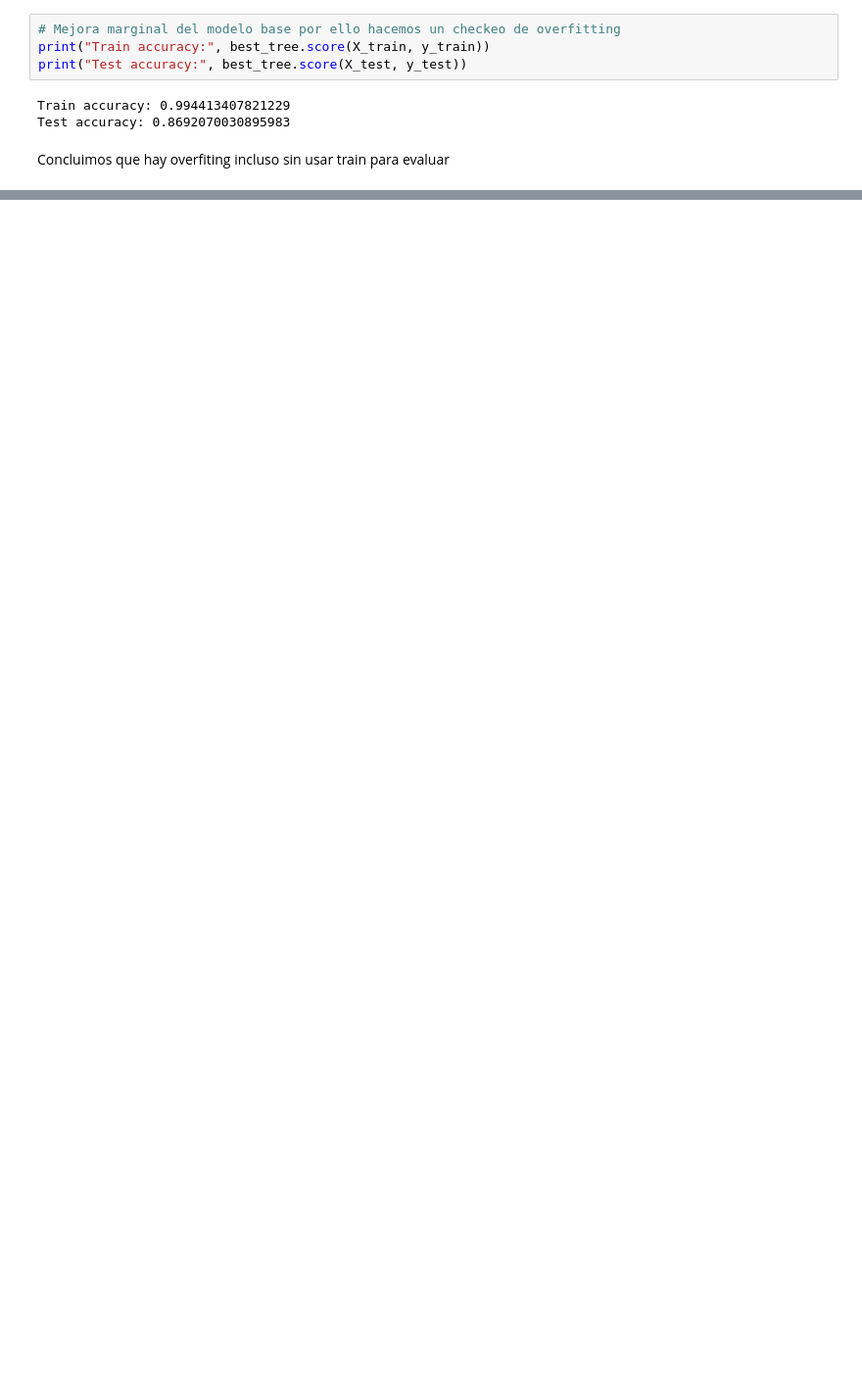
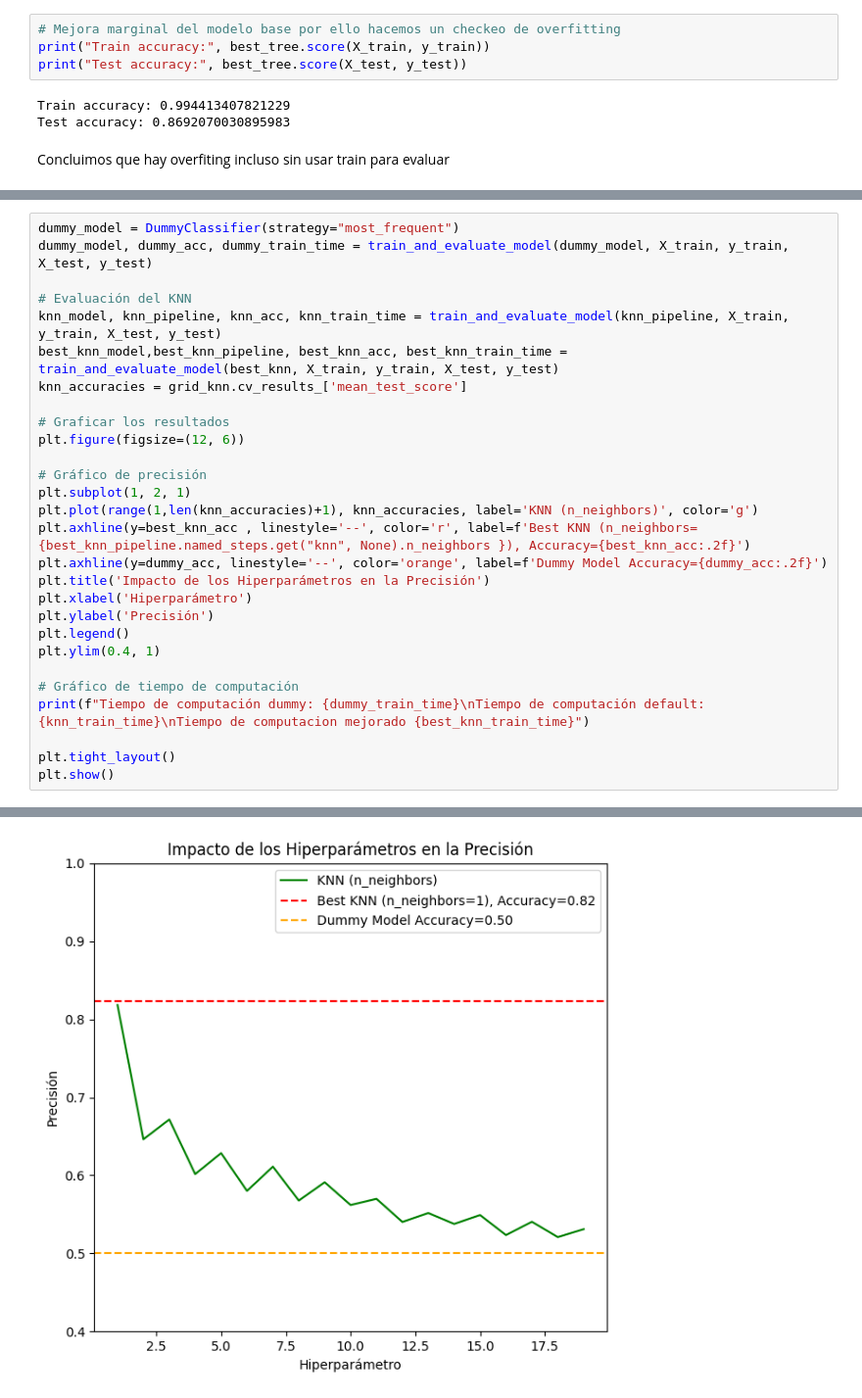
Before and after one commit to 100451061/proyecto_aprendizaje_automatico, a Jupyter notebook: notebooks/modelo.ipynb, the cells around one changed output, grey strips where cells are left out. Shown: that part at 98% size. Saved outputs shown, nothing was run; the diff lists cells and outputs as text; blank space fills up the shorter version.

```diff
--- a/notebooks/modelo.ipynb
+++ b/notebooks/modelo.ipynb
@@ -246,0 +300,29 @@ Concluimos que hay overfiting incluso sin usar train para evaluar
+# %%
+dummy_model = DummyClassifier(strategy="most_frequent")
+dummy_model, dummy_acc, dummy_train_time = train_and_evaluate_model(dummy_model, X_train, y_train, X_test, y_test)
+
+# Evaluación del KNN
+knn_model, knn_pipeline, knn_acc, knn_train_time = train_and_evaluate_model(knn_pipeline, X_train, y_train, X_test, y_test)
+best_knn_model,best_knn_pipeline, best_knn_acc, best_knn_train_time = train_and_evaluate_model(best_knn, X_train, y_train, X_test, y_test)
+knn_accuracies = grid_knn.cv_results_['mean_test_score']
+
+# Graficar los resultados
+plt.figure(figsize=(12, 6))
+
+# Gráfico de precisión
+plt.subplot(1, 2, 1)
+plt.plot(range(1,len(knn_accuracies)+1), knn_accuracies, label='KNN (n_neighbors)', color='g')
+plt.axhline(y=best_knn_acc , linestyle='--', color='r', label=f'Best KNN (n_neighbors={best_knn_pipeline.named_steps.get("knn", None).n_neighbors }), Accuracy={best_knn_acc:.2f}')
+plt.axhline(y=dummy_acc, linestyle='--', color='orange', label=f'Dummy Model Accuracy={dummy_acc:.2f}')
+plt.title('Impacto de los Hiperparámetros en la Precisión')
+plt.xlabel('Hiperparámetro')
+plt.ylabel('Precisión')
+plt.legend()
+plt.ylim(0.4, 1)
+
+# Gráfico de tiempo de computación
+print(f"Tiempo de computación dummy: {dummy_train_time}\nTiempo de computación default: {knn_train_time}\nTiempo de computacion mejorado {best_knn_train_time}")
+
+plt.tight_layout()
+plt.show()
+# %% [output]
@@ -246,0 +346 @@ Concluimos que hay overfiting incluso sin usar train para evaluar
+[figure, added]
```
Also changed, not shown: parts of 8 cells of this notebook.
